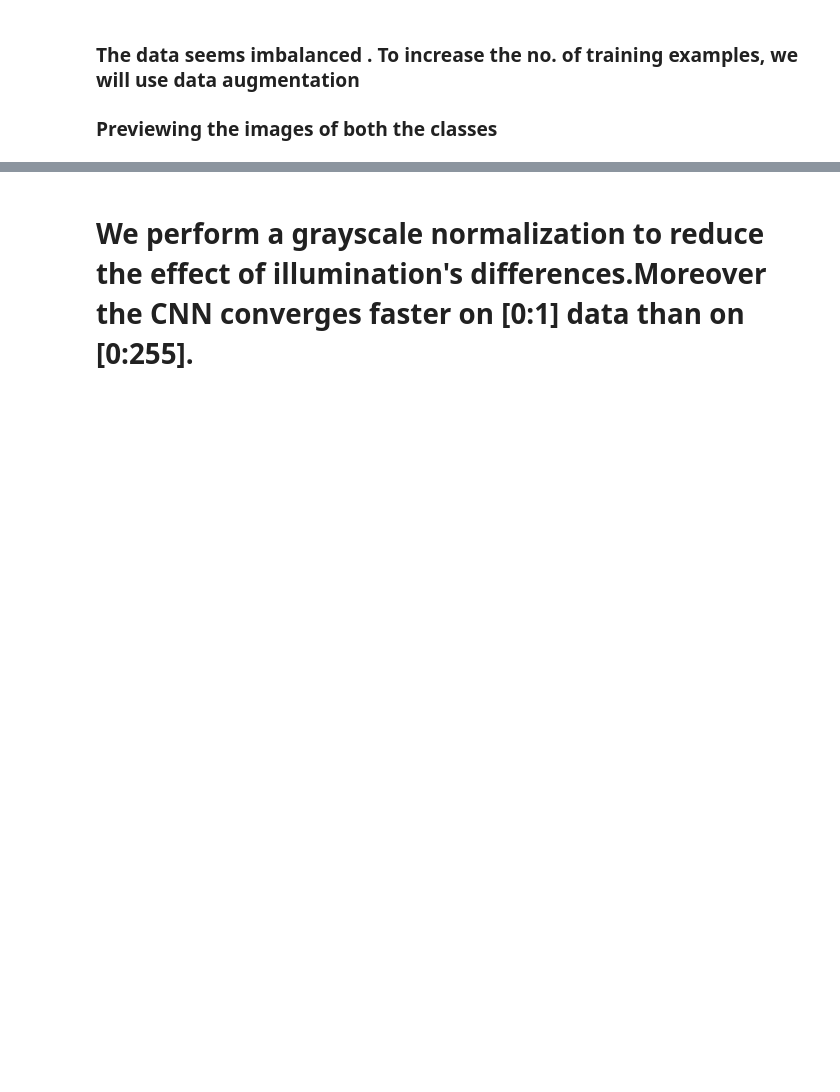
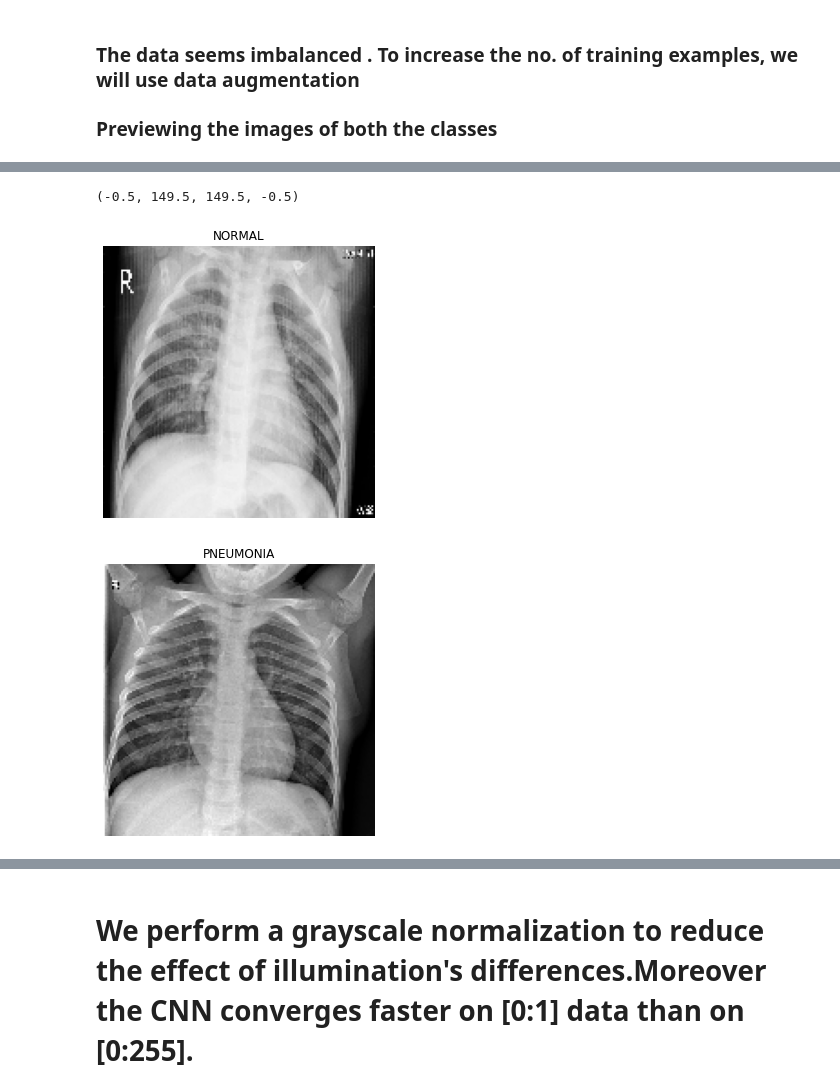
Before and after one commit to samjdedes/pneumonia_detection, a Jupyter notebook: notebooks/exploratory/LIME_EDA.ipynb, the cells around one changed output, grey strips where cells are left out. Saved outputs shown, nothing was run; the diff lists cells and outputs as text; code cells hidden in the pictures; blank space fills up the shorter version.

```diff
--- a/notebooks/exploratory/LIME_EDA.ipynb
+++ b/notebooks/exploratory/LIME_EDA.ipynb
@@ -164,0 +337,16 @@ Train[0][0][0]:  (150, 3)
+# %%
+# plot image data from first [1] train image ("Pneumonia" lungs)
+plt.figure(figsize = (5,5))
+plt.imshow(x_train[0][0], cmap='gray')
+plt.title(labels[x_train[0][1]])
+plt.axis('off')
+
+# plot image data from last [-1] train image ("Normal" lungs)
+plt.figure(figsize = (5,5))
+plt.imshow(x_train[-1][0], cmap='gray')
+plt.title(labels[x_train[-1][1]])
+plt.axis('off')
+# %% [output]
+(-0.5, 149.5, 149.5, -0.5)
+[figure, added]
+[figure, added]
```
Also changed, not shown: parts of 29 cells of this notebook, 2 other files.
